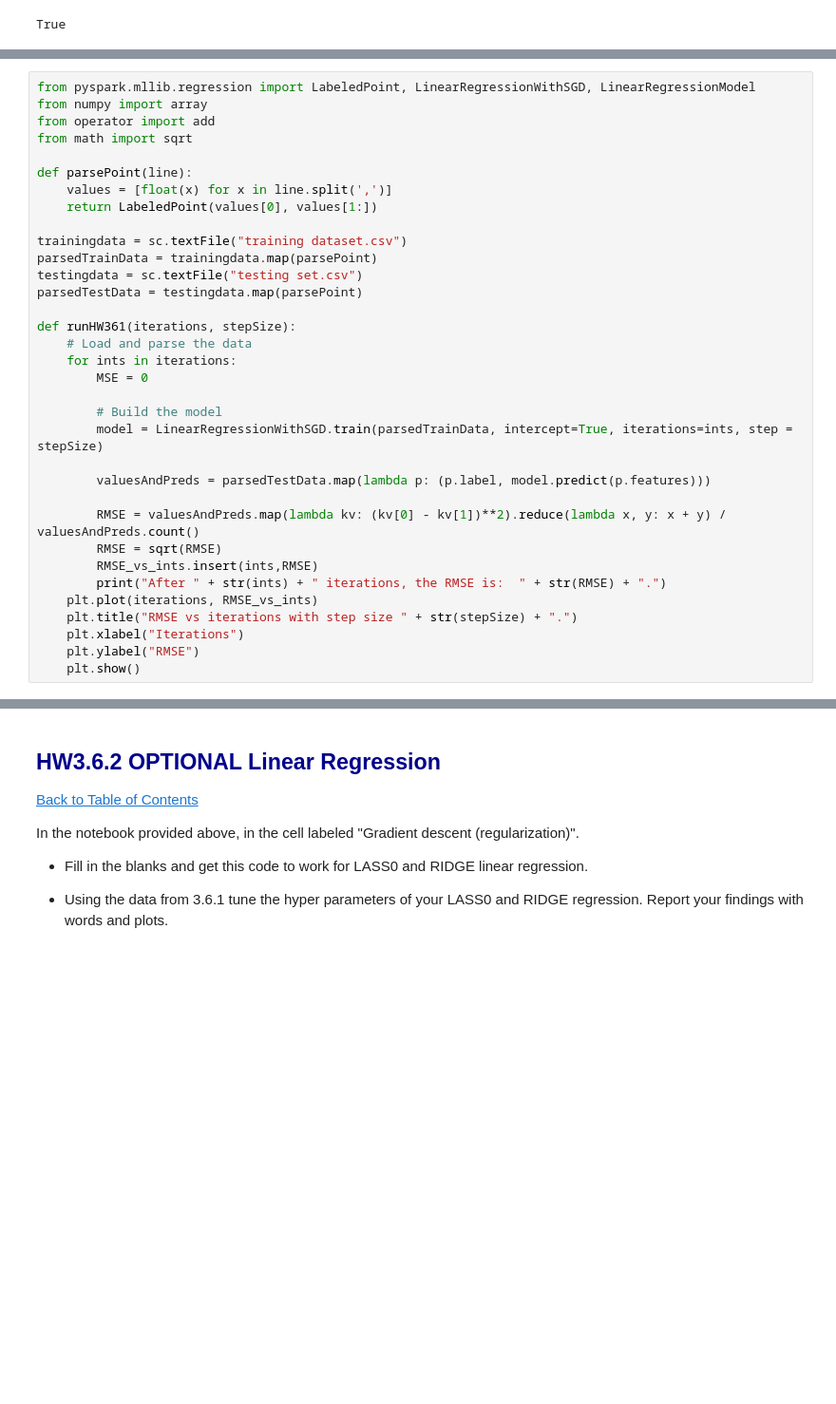
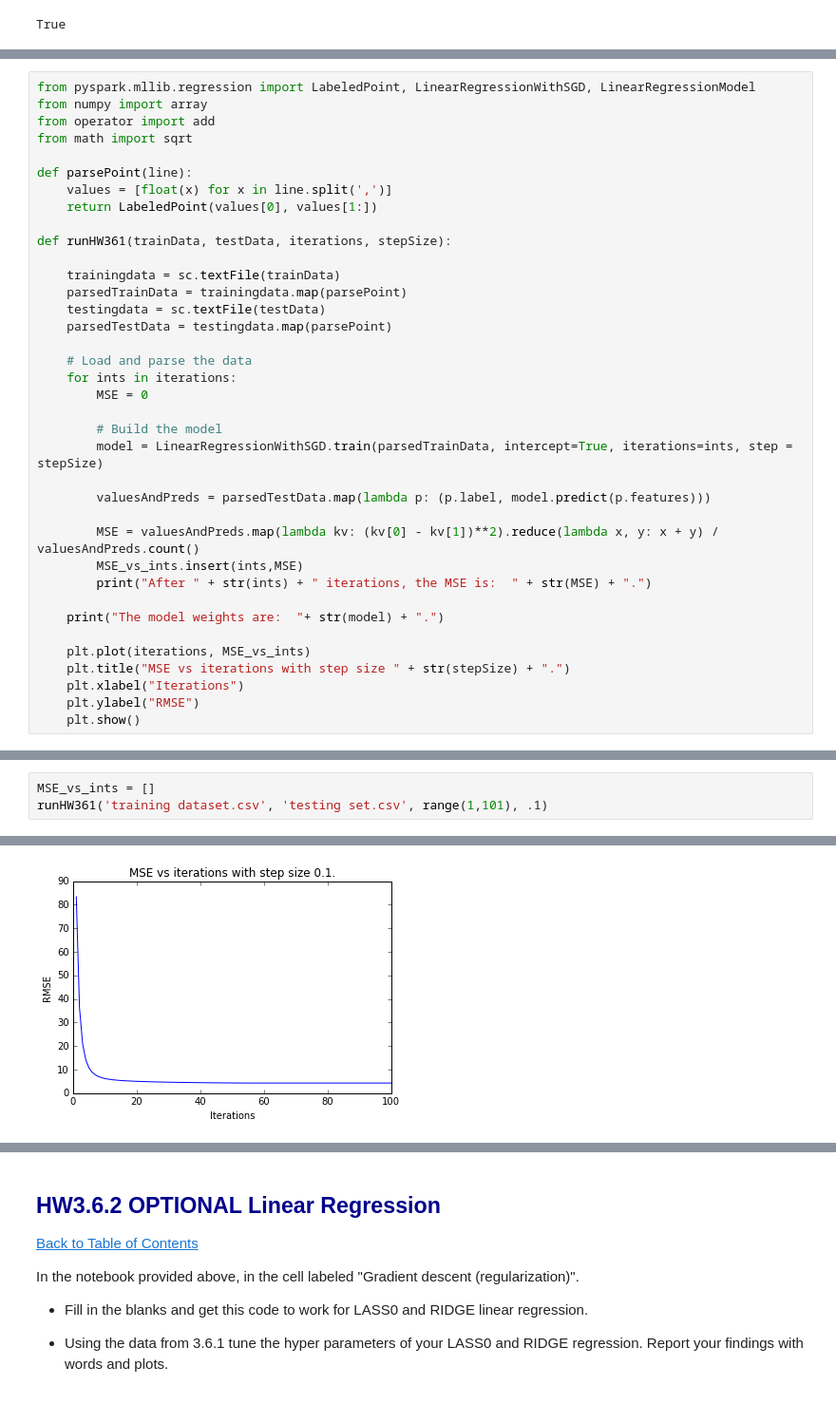
Before and after one commit to anaveenan/MachineLearning, a Jupyter notebook: TargetDataScienceTraining/Week 2/HW3/Zuehlke DAMLAS Target DS Homework - 2aug2016.ipynb, the cells around one changed output, grey strips where cells are left out. Shown at 95% size. Drawn from its saved outputs; the diff is of its cells as text; blank space fills up the shorter version.

```diff
--- a/TargetDataScienceTraining/Week 2/HW3/Zuehlke DAMLAS Target DS Homework - 2aug2016.ipynb
+++ b/TargetDataScienceTraining/Week 2/HW3/Zuehlke DAMLAS Target DS Homework - 2aug2016.ipynb
@@ -950,12 +953,13 @@ def parsePoint(line):
     values = [float(x) for x in line.split(',')]
     return LabeledPoint(values[0], values[1:])
 
-trainingdata = sc.textFile("training dataset.csv")
-parsedTrainData = trainingdata.map(parsePoint)
-testingdata = sc.textFile("testing set.csv")
-parsedTestData = testingdata.map(parsePoint)
+def runHW361(trainData, testData, iterations, stepSize):
 
-def runHW361(iterations, stepSize):
+    trainingdata = sc.textFile(trainData)
+    parsedTrainData = trainingdata.map(parsePoint)
+    testingdata = sc.textFile(testData)
+    parsedTestData = testingdata.map(parsePoint)
+
     # Load and parse the data
     for ints in iterations:
         MSE = 0
@@ -965,12 +969,14 @@ def runHW361(iterations, stepSize):
 
         valuesAndPreds = parsedTestData.map(lambda p: (p.label, model.predict(p.features)))
 
-        RMSE = valuesAndPreds.map(lambda kv: (kv[0] - kv[1])**2).reduce(lambda x, y: x + y) / valuesAndPreds.count()
-        RMSE = sqrt(RMSE)
-        RMSE_vs_ints.insert(ints,RMSE)
-        print("After " + str(ints) + " iterations, the RMSE is:  " + str(RMSE) + ".")
-    plt.plot(iterations, RMSE_vs_ints)
-    plt.title("RMSE vs iterations with step size " + str(stepSize) + ".")
+        MSE = valuesAndPreds.map(lambda kv: (kv[0] - kv[1])**2).reduce(lambda x, y: x + y) / valuesAndPreds.count()
+        MSE_vs_ints.insert(ints,MSE)
+        print("After " + str(ints) + " iterations, the MSE is:  " + str(MSE) + ".")
+
+    print("The model weights are:  "+ str(model) + ".")
+
+    plt.plot(iterations, MSE_vs_ints)
+    plt.title("MSE vs iterations with step size " + str(stepSize) + ".")
     plt.xlabel("Iterations")
     plt.ylabel("RMSE")
     plt.show()
@@ -998,0 +983,4 @@ After 99 iterations, the RMSE is:  2.0746744717666257.
+# %%
+MSE_vs_ints = []
+runHW361('training dataset.csv', 'testing set.csv', range(1,101), .1)
+# %% [output]
@@ -999 +1004,2 @@ After 99 iterations, the RMSE is:  2.0746744717666257.
+[figure, added]
 # %% [markdown]
```
Also changed, not shown: parts of 33 cells of this notebook.
